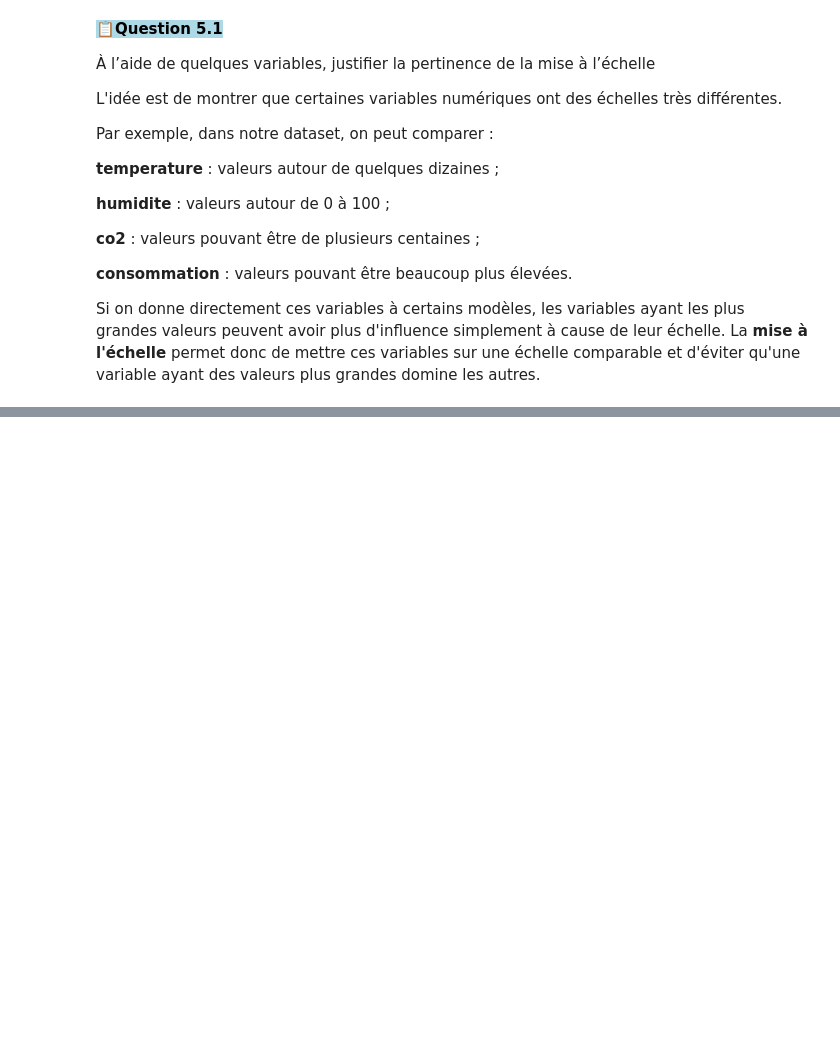
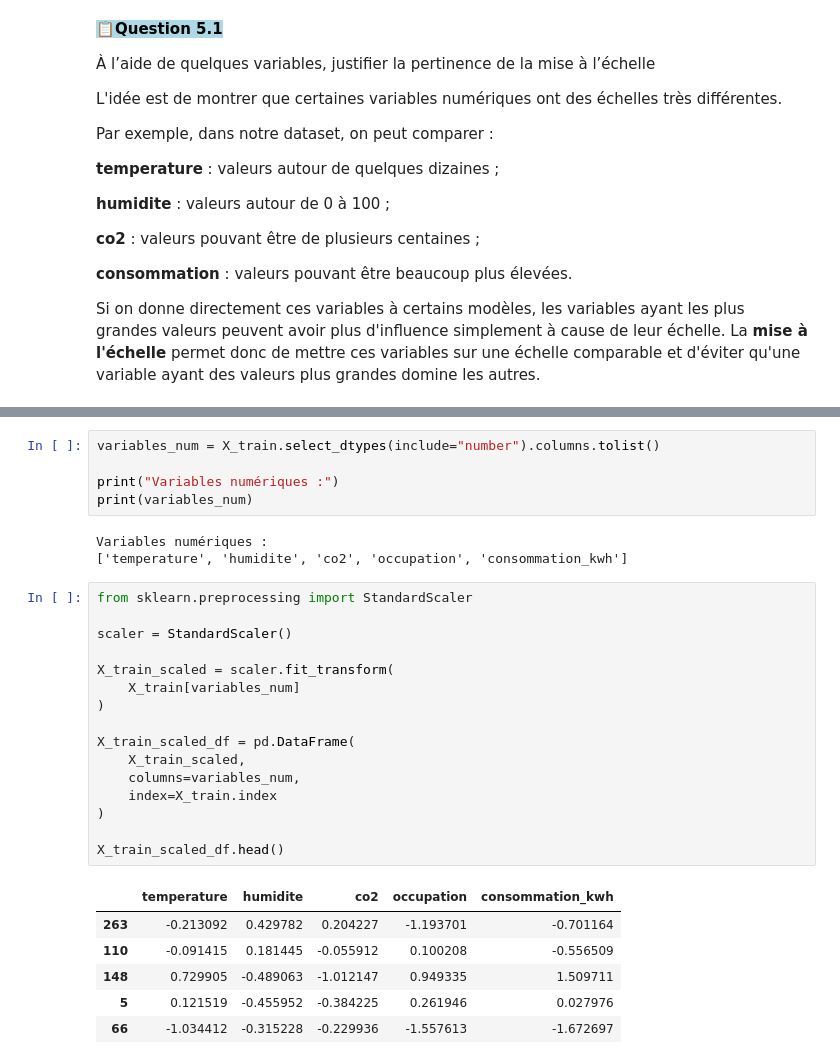
Before and after one commit to khadijagueye235/atelier_donnes_tabulaires, a Jupyter notebook: atelier_prepa_donnes_tab/notebooks/atelier_prepa_donnees_tab.ipynb, the cells around one changed output, grey strips where cells are left out. Drawn from its saved outputs; the diff is of its cells as text; blank space fills up the shorter version.

```diff
--- a/atelier_prepa_donnes_tab/notebooks/atelier_prepa_donnees_tab.ipynb
+++ b/atelier_prepa_donnes_tab/notebooks/atelier_prepa_donnees_tab.ipynb
@@ -853,0 +868,31 @@ La **mise à l'échelle** permet donc de mettre ces variables sur une échelle c
+# %%
+variables_num = X_train.select_dtypes(include="number").columns.tolist()
+
+print("Variables numériques :")
+print(variables_num)
+# %% [output]
+Variables numériques :
+['temperature', 'humidite', 'co2', 'occupation', 'consommation_kwh']
+# %%
+from sklearn.preprocessing import StandardScaler
+
+scaler = StandardScaler()
+
+X_train_scaled = scaler.fit_transform(
+    X_train[variables_num]
+)
+
+X_train_scaled_df = pd.DataFrame(
+    X_train_scaled,
+    columns=variables_num,
+    index=X_train.index
+)
+
+X_train_scaled_df.head()
+# %% [output]
+|  | temperature | humidite | co2 | occupation | consommation_kwh |
+| 263 | -0.213092 | 0.429782 | 0.204227 | -1.193701 | -0.701164 |
+| 110 | -0.091415 | 0.181445 | -0.055912 | 0.100208 | -0.556509 |
+| 148 | 0.729905 | -0.489063 | -1.012147 | 0.949335 | 1.509711 |
+| 5 | 0.121519 | -0.455952 | -0.384225 | 0.261946 | 0.027976 |
+| 66 | -1.034412 | -0.315228 | -0.229936 | -1.557613 | -1.672697 |
```
Also changed, not shown: parts of 2 cells of this notebook.
